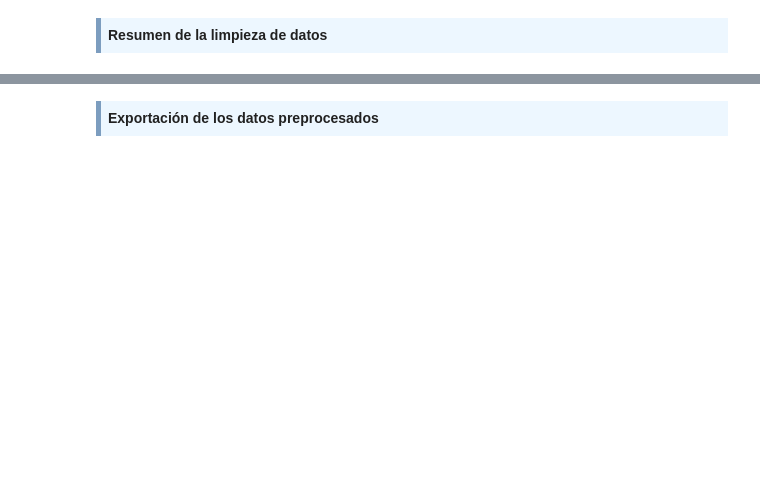
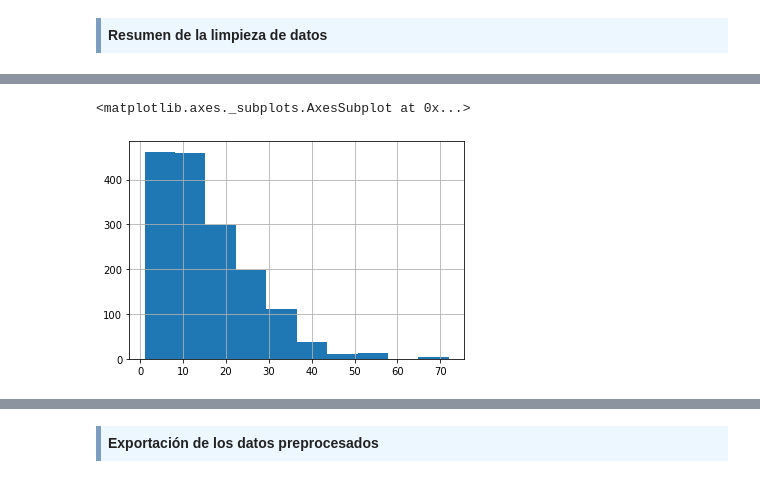
Before and after one commit to Liss-maritza/PEC2-CVD, a Jupyter notebook: PEC2-CVD.ipynb, the cells around one changed output, grey strips where cells are left out. Drawn from its saved outputs; the diff is of its cells as text; code cells hidden in the pictures; blank space fills up the shorter version.

```diff
--- a/PEC2-CVD.ipynb
+++ b/PEC2-CVD.ipynb
@@ -464,0 +547,5 @@ Finalmente, con la variable 'Alcohol', si bien existen tres valores fuera del ra
+# %%
+wine['free sulfur dioxide'].hist() #Variable free sulfur dioxide
+# %% [output]
+<matplotlib.axes._subplots.AxesSubplot at 0x...>
+[figure, added]
```
Also changed, not shown: parts of 28 cells of this notebook.
